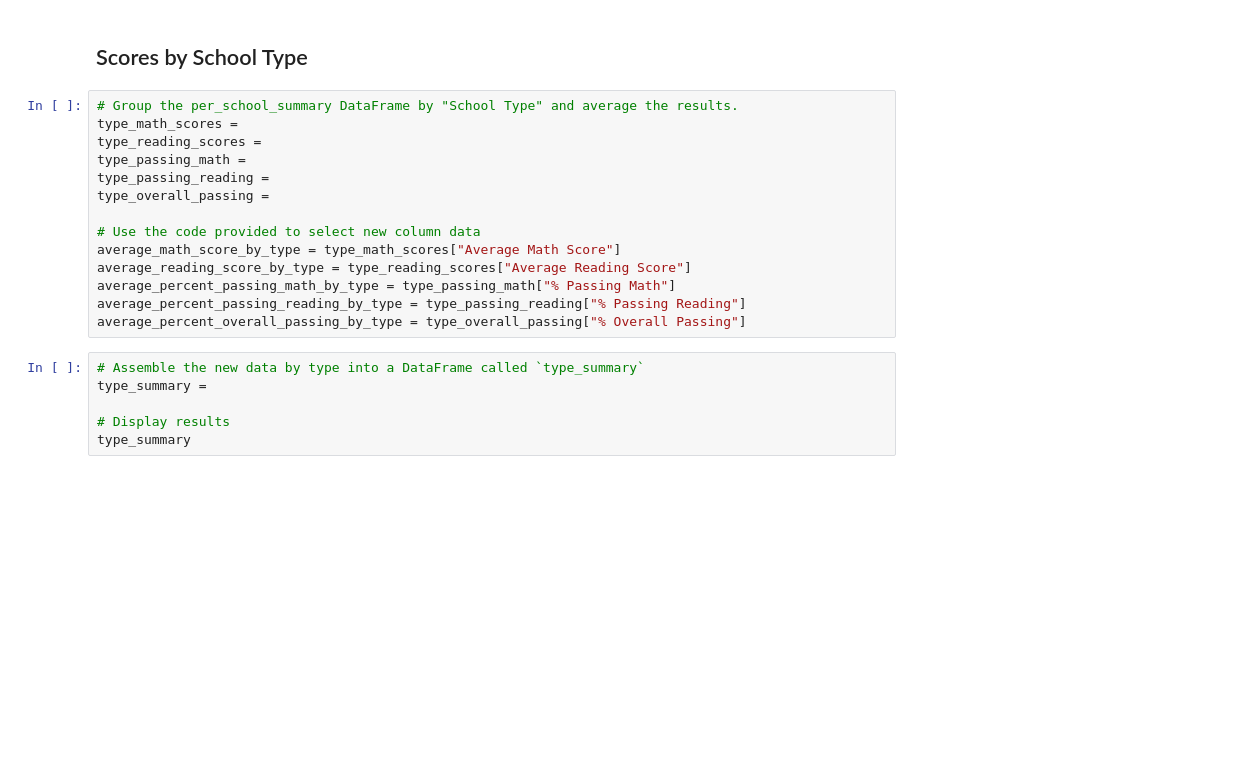
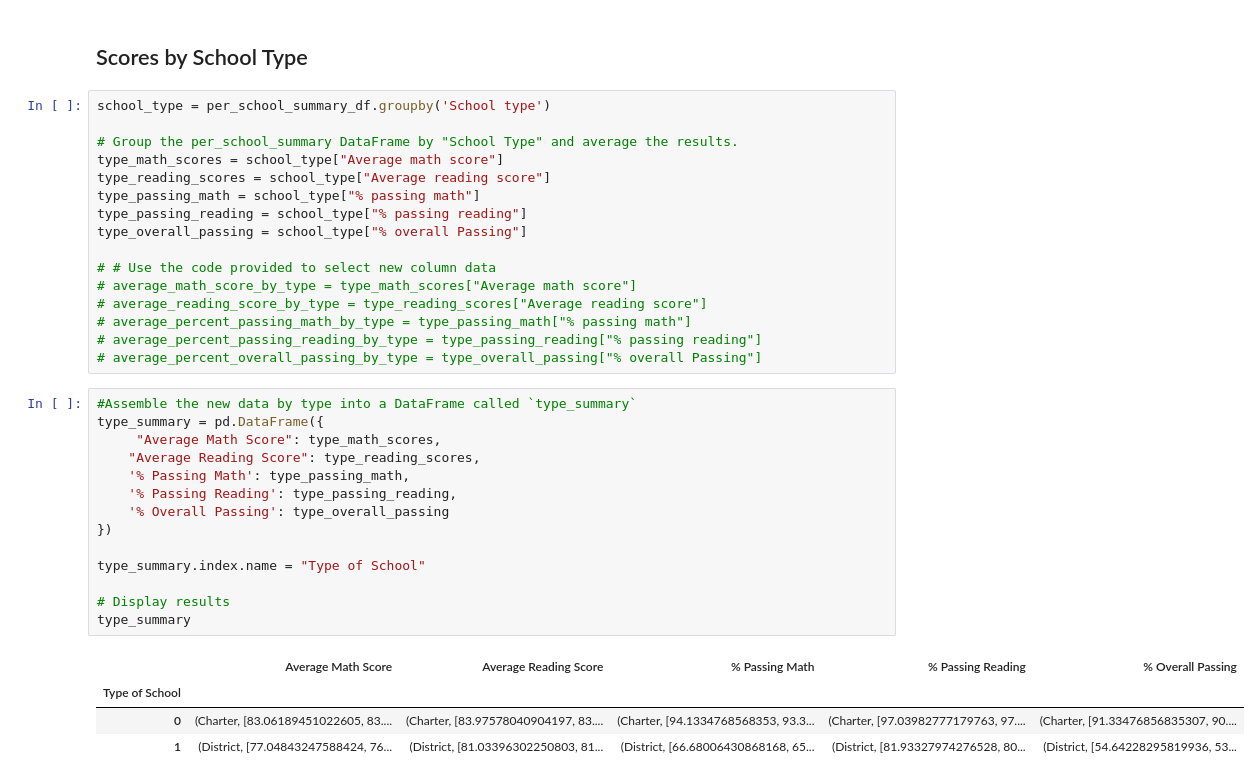
Before and after one commit to pelizares/pandas-challenge, a Jupyter notebook: PyCitySchools/PyCitySchools_starter.ipynb, the cells around one changed output. Saved outputs shown, nothing was run; the diff lists cells and outputs as text; blank space fills up the shorter version.

```diff
--- a/PyCitySchools/PyCitySchools_starter.ipynb
+++ b/PyCitySchools/PyCitySchools_starter.ipynb
@@ -371,22 +441,37 @@ size_summary
 # %% [markdown]
 ## Scores by School Type
 # %%
+school_type = per_school_summary_df.groupby('School type')
+
 # Group the per_school_summary DataFrame by "School Type" and average the results.
-type_math_scores =
-type_reading_scores =
-type_passing_math =
-type_passing_reading =
-type_overall_passing =
+type_math_scores = school_type["Average math score"]
+type_reading_scores = school_type["Average reading score"]
+type_passing_math = school_type["% passing math"]
+type_passing_reading = school_type["% passing reading"]
+type_overall_passing = school_type["% overall Passing"]
 
-# Use the code provided to select new column data
-average_math_score_by_type = type_math_scores["Average Math Score"]
-average_reading_score_by_type = type_reading_scores["Average Reading Score"]
-average_percent_passing_math_by_type = type_passing_math["% Passing Math"]
-average_percent_passing_reading_by_type = type_passing_reading["% Passing Reading"]
-average_percent_overall_passing_by_type = type_overall_passing["% Overall Passing"]
+# # Use the code provided to select new column data
+# average_math_score_by_type = type_math_scores["Average math score"]
+# average_reading_score_by_type = type_reading_scores["Average reading score"]
+# average_percent_passing_math_by_type = type_passing_math["% passing math"]
+# average_percent_passing_reading_by_type = type_passing_reading["% passing reading"]
+# average_percent_overall_passing_by_type = type_overall_passing["% overall Passing"]
 # %%
-# Assemble the new data by type into a DataFrame called `type_summary`
-type_summary =
+#Assemble the new data by type into a DataFrame called `type_summary`
+type_summary = pd.DataFrame({
+     "Average Math Score": type_math_scores,
+    "Average Reading Score": type_reading_scores,
+    '% Passing Math': type_passing_math,
+    '% Passing Reading': type_passing_reading,
+    '% Overall Passing': type_overall_passing
+})
+
+type_summary.index.name = "Type of School"
 
 # Display results
 type_summary
+# %% [output]
+|  | Average Math Score | Average Reading Score | % Passing Math | % Passing Reading | % Overall Passing |
+| Type of School |  |  |  |  |  |
+| 0 | (Charter, [83.06189451022605, 83.... | (Charter, [83.97578040904197, 83.... | (Charter, [94.1334768568353, 93.3... | (Charter, [97.03982777179763, 97.... | (Charter, [91.33476856835307, 90.... |
+| 1 | (District, [77.04843247588424, 76... | (District, [81.03396302250803, 81... | (District, [66.68006430868168, 65... | (District, [81.93327974276528, 80... | (District, [54.64228295819936, 53... |
```
Also changed, not shown: parts of 12 cells of this notebook.
